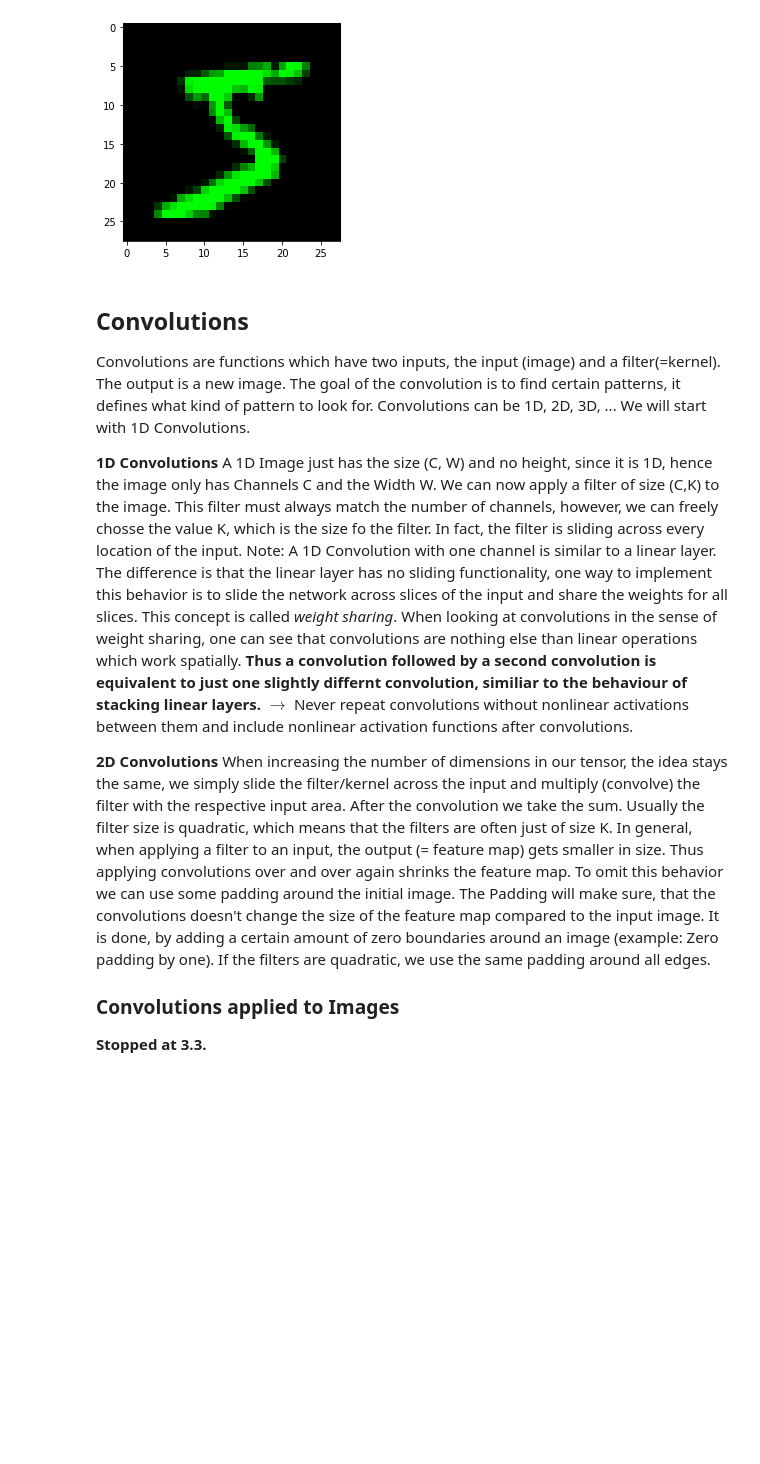
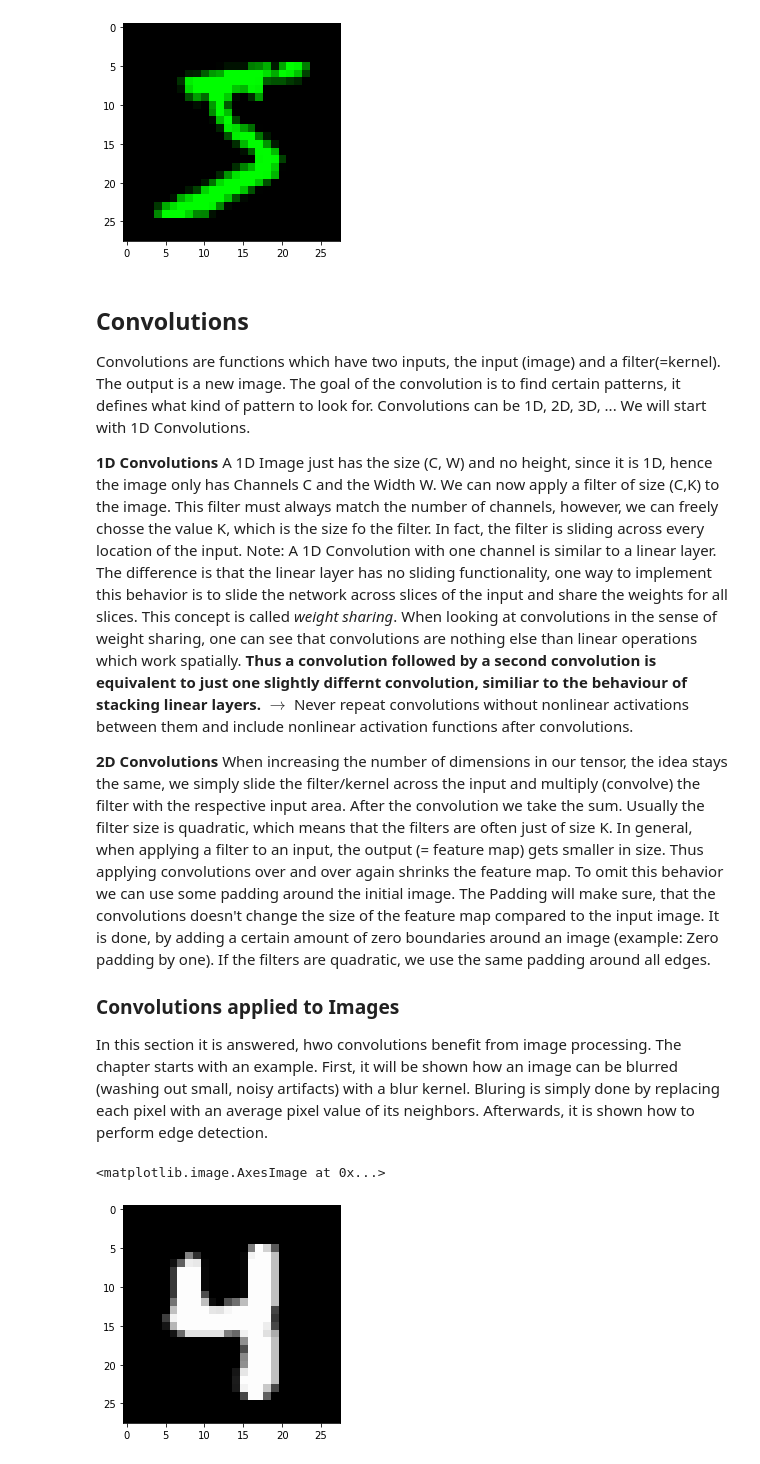
Before and after one commit to LarsG321/Book_Inside_Deep_Learning, a Jupyter notebook: Chapter 3/Reading Notes.ipynb, the cells around one changed output. Drawn from its saved outputs; the diff is of its cells as text; code cells hidden in the pictures; blank space fills up the shorter version.

Commit message:
stopped working while understanding convolutions

```diff
--- a/Chapter 3/Reading Notes.ipynb
+++ b/Chapter 3/Reading Notes.ipynb
@@ -54,4 +56,15 @@ Note: A 1D Convolution with one channel is similar to a linear layer. The differ
 In general, when applying a filter to an input, the output (= feature map) gets smaller in size. Thus applying convolutions over and over again shrinks the feature map. To omit this behavior we can use some padding around the initial image. The Padding will make sure, that the convolutions doesn't change the size of the feature map compared to the input image. It is done, by adding a certain amount of zero boundaries around an image (example: Zero padding by one). If the filters are quadratic, we use the same padding around all edges.
 
 ### Convolutions applied to Images
-**Stopped at 3.3.**
+In this section it is answered, hwo convolutions benefit from image processing.
+The chapter starts with an example.
+First, it will be shown how an image can be blurred (washing out small, noisy artifacts) with a blur kernel. Bluring is simply done by replacing each pixel with an average pixel value of its neighbors.
+Afterwards, it is shown how to perform edge detection.
+# %%
+from scipy.signal import convolve
+img_ind=58
+img = mnist_data_train[img_ind][0][0,:]
+plt.imshow(img, vmin=0, vmax=1,cmap="gray")
+# %% [output]
+<matplotlib.image.AxesImage at 0x...>
+[figure, added]
```
Also changed, not shown: parts of 8 cells of this notebook.
